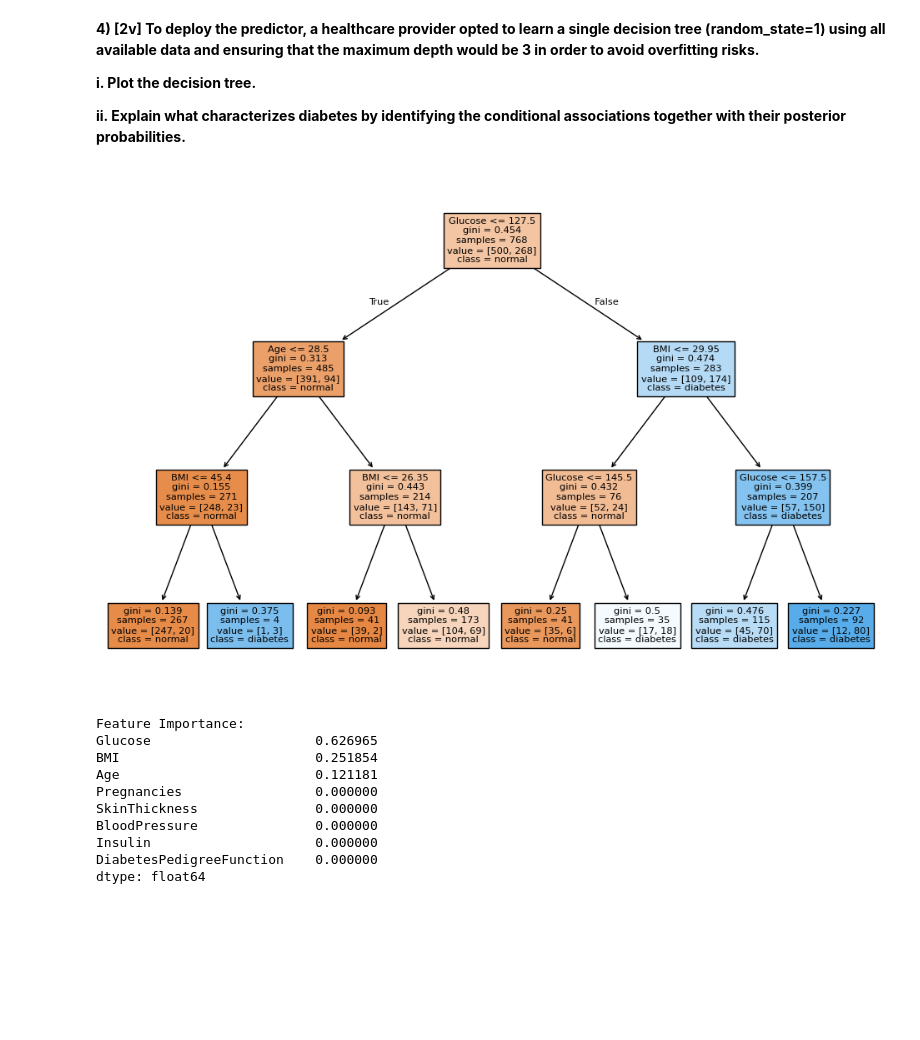
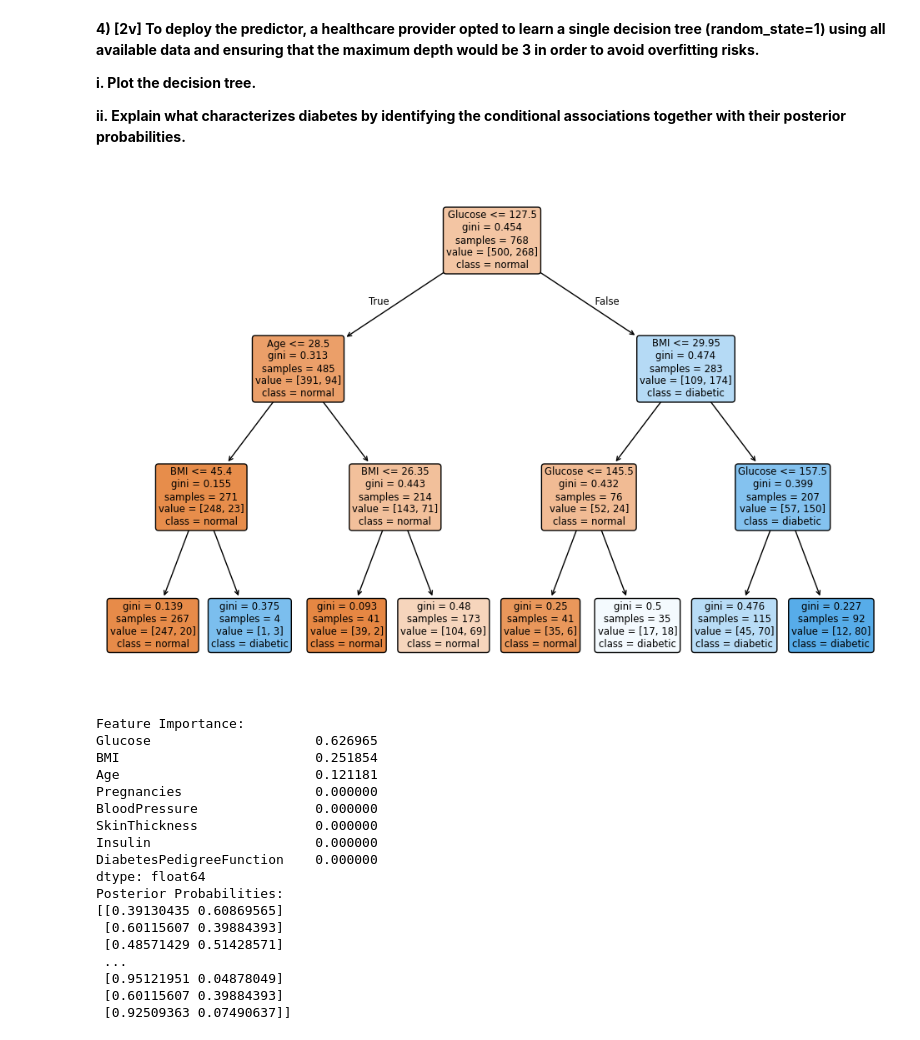
Before and after one commit to Margarida-Lourenco/HW-Apre, a Jupyter notebook: HW1/HW1_programming.ipynb, the cells around one changed output. Drawn from its saved outputs; the diff is of its cells as text; code cells hidden in the pictures; blank space fills up the shorter version.

```diff
--- a/HW1/HW1_programming.ipynb
+++ b/HW1/HW1_programming.ipynb
@@ -123,45 +136,55 @@ in order to avoid overﬁtting risks.**
 **ii. Explain what characterizes diabetes by identifying the conditional associations
 together with their posterior probabilities.**
 # %%
+import matplotlib.pyplot as plt, pandas as pd
 from scipy.io.arff import loadarff
-from sklearn.tree import DecisionTreeClassifier
-from sklearn.tree import plot_tree
+from sklearn.tree import DecisionTreeClassifier, plot_tree
 
 # Load the dataset
 data = loadarff('./diabetes.arff')
 df = pd.DataFrame(data[0])
 
 # Separate features and target variable
 df["Outcome"] = df["Outcome"].str.decode("utf-8")
 X, y = df.drop("Outcome", axis=1), df["Outcome"]
-df["Outcome"] = df["Outcome"].map({'1': 'Diabetic', '0': 'Non-Diabetic'})
 
-# Train a decision tree with max_depth=3
-clf = DecisionTreeClassifier(max_depth=3, random_state=1)
-clf.fit(X, y)
+# Create and train the decision tree classifier
+tree = DecisionTreeClassifier(max_depth=3, random_state=1)
+tree.fit(X, y)
 
 # Plot the decision tree
 plt.figure(figsize=(12, 8))
-plot_tree(clf, feature_names=X.columns, class_names=['normal', 'diabetes'], filled=True, rounded=True)
+plot_tree(tree, feature_names=X.columns, class_names=['normal', 'diabetic'],
+          filled=True, rounded=True)
 plt.show()
 
 # REMOVE IN FINAL VERSION, JUST TO TAKE CONCLUSIONS
 # Extract feature importance and posterior probabilities
-feature_importance = pd.Series(clf.feature_importances_, index=X.columns).sort_values(ascending=False)
+feature_importance = pd.Series(tree.feature_importances_, index=X.columns).sort_values(ascending=False)
 print('Feature Importance:')
 print(feature_importance)
 
 # Posterior probabilities for predictions
-y_prob = clf.predict_proba(X)
+y_prob = tree.predict_proba(X)
+print('Posterior Probabilities:')
+print(y_prob)
 # %% [output]
-[figure, old version]
+[figure, new version]
 Feature Importance:
 Glucose                     0.626965
 BMI                         0.251854
 Age                         0.121181
 Pregnancies                 0.000000
+BloodPressure               0.000000
 SkinThickness               0.000000
-BloodPressure               0.000000
 Insulin                     0.000000
 DiabetesPedigreeFunction    0.000000
 dtype: float64
+Posterior Probabilities:
+[[0.39130435 0.60869565]
+ [0.60115607 0.39884393]
+ [0.48571429 0.51428571]
+ ...
+ [0.95121951 0.04878049]
+ [0.60115607 0.39884393]
+ [0.92509363 0.07490637]]
```
Also changed, not shown: parts of 2 cells of this notebook.
